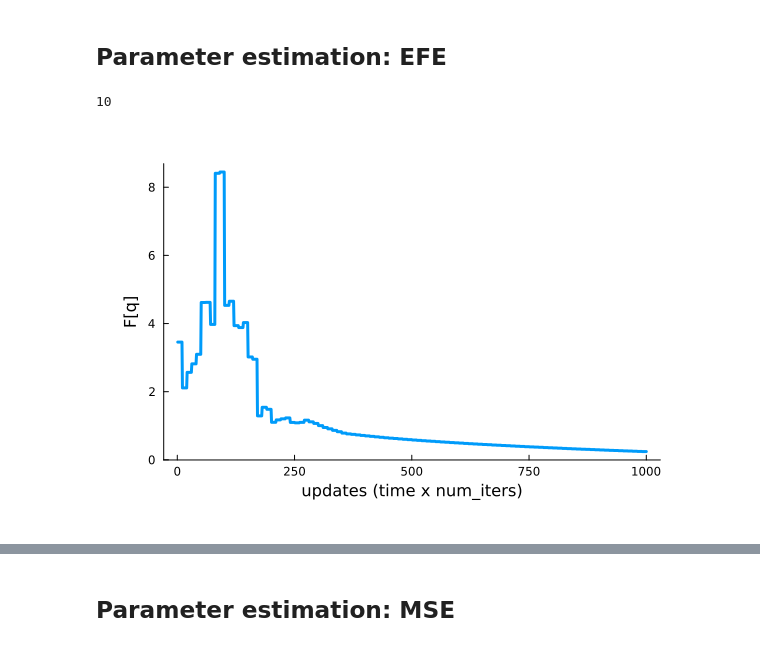
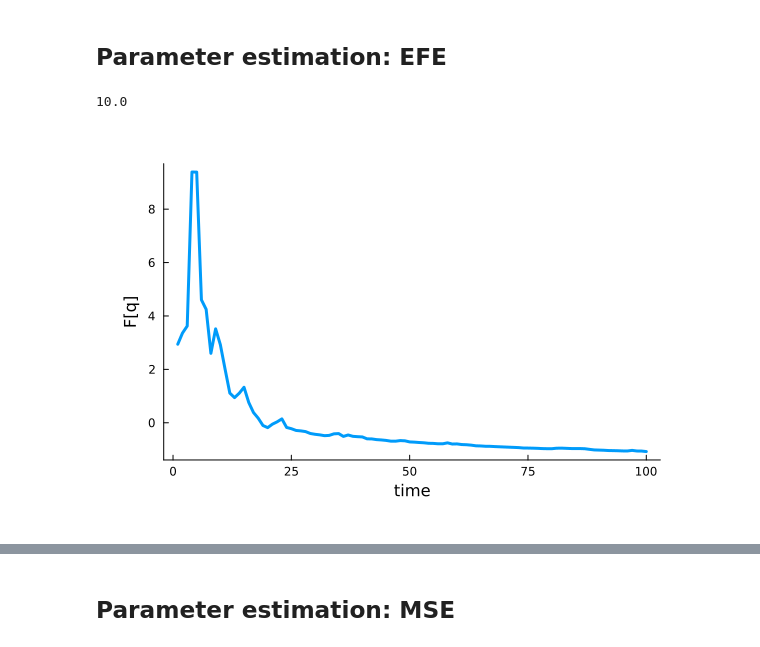
Before and after one commit to wmkouw/narx-efe, a Jupyter notebook: notebooks/NARX-EFE learningrate.ipynb, the cells around one changed output, grey strips where cells are left out. Saved outputs shown, nothing was run; the diff lists cells and outputs as text; code cells hidden in the pictures.

```diff
--- a/notebooks/NARX-EFE learningrate.ipynb
+++ b/notebooks/NARX-EFE learningrate.ipynb
@@ -294,14 +278,13 @@ plot!([py_sin[k][1][K] for k in 1:(N-T)], ribbon=[py_sin[k][2][K] for k in 1:(N-
 # %% [markdown]
 ## Parameter estimation: EFE
 # %%
+# Time horizon
 T = 5
 
-# Set control properties
-control_prior = 0.0
-num_iters = 10
-tlimit = 10
+# Solver time limit
+tlimit = 10.
 # %% [output]
-10
+10.0
 # %%
 # Start system
 system = NARXsys(sys_coefficients,
@@ -310,25 +293,27 @@ system = NARXsys(sys_coefficients,
                  order_outputs=M_out,
                  order_inputs=M_in)
 
-goals = [NormalMeanVariance(mean(goal), 1e2) for t in 1:T]
-gvars = 10 .^range(1, stop=-2, length=N)
+goals = [NormalMeanVariance(mean(goal), 1.0) for t in 1:T]
+# gvars = 10 .^range(0, stop=-3, length=N)
 # gvars = ones(N)
 
 # Start agent
-agent = NARXAgent(pθ0, pτ0,
-                  goal_prior=goals,
+agent = NARXAgent(μ0, Λ0, α0, β0,
+                  goal_prior=goal,
                   delay_inp=M_in,
                   delay_out=M_out,
                   pol_degree=H,
-                  thorizon=T)
+                  time_horizon=T)
 
 # Preallocate
 y_EFE = zeros(N)
 u_EFE = zeros(N+T)
-pτ_EFE = [pτ0]
-pθ_EFE = [pθ0]
+μ_EFE = [μ0]
+Λ_EFE = [Λ0]
+α_EFE = [α0]
+β_EFE = [β0]
 py_EFE = []
-FE_EFE = zeros(num_iters, N)
+FE_EFE = zeros(N)
 
 @showprogress for k in 1:N
 
@@ -336,30 +321,32 @@ FE_EFE = zeros(num_iters, N)
     y_EFE[k] = system.observation
     NARXAgents.update!(agent, y_EFE[k], u_EFE[k])
 
-    FE_EFE[:,k] = agent.free_energy
-    push!(pθ_EFE, agent.qθ)
-    push!(pτ_EFE, agent.qτ)
+    FE_EFE[k] = agent.free_energy
+    push!(μ_EFE, agent.μ )
+    push!(Λ_EFE, agent.Λ )
+    push!(α_EFE, agent.α )
+    push!(β_EFE, agent.β )
 
     # Move goal closer
-    goal_k = NormalMeanVariance(mean(goal), gvars[k])
-    update_goals!(goals, goal_k)
-    agent.goals = goals
+    # goal_k = NormalMeanVariance(mean(goal), gvars[k])
+    # update_goals!(goals, goal_k)
+    # agent.goals = goals
 
     # Optimal control
     policy = minimizeEFE(agent, goals, time_limit=tlimit, control_lims=input_lims)
     u_EFE[k+1:k+T] = policy
 
-    # Act upon environment
-    NARXsystem.update!(system, u_EFE[k])
-
     # Store future predictions
     push!(py_EFE, predictions(agent, policy, time_horizon=T))
 
+    # Act upon environment
+    NARXsystem.update!(system, u_EFE[k+1])
+
 end
 # %%
-plot(FE_EFE[:], xlabel="updates (time x num_iters)", ylabel="F[q]")
+plot(FE_EFE, xlabel="time", ylabel="F[q]")
 # %% [output]
-[figure, old version]
+[figure, new version]
 # %%
 p1 = plot(y_EFE, color="black", label="observations", ylabel="output")
 hline!([mean(goal)], color="green", label="goal")
```
Also changed, not shown: parts of 24 cells of this notebook, 9 other files.
